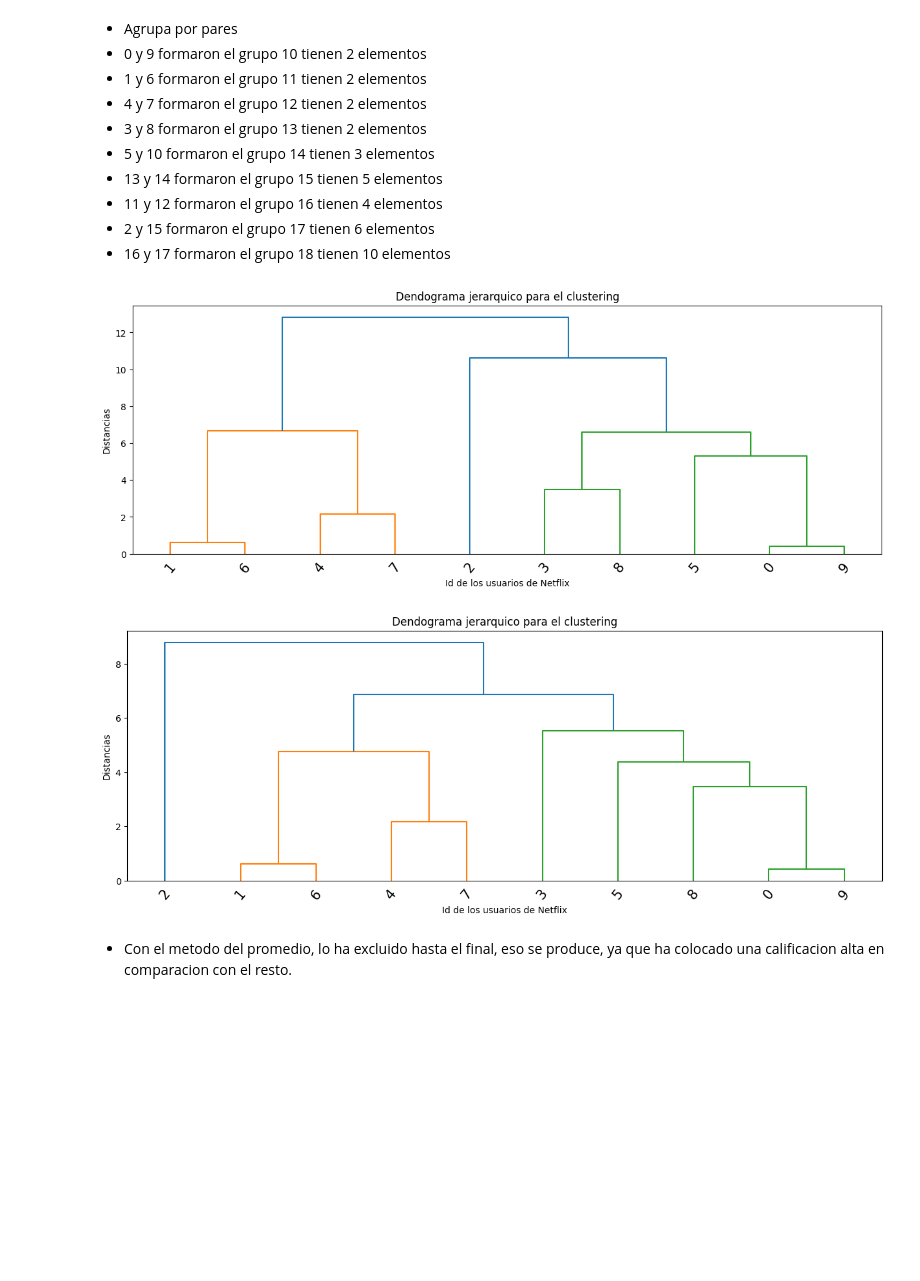
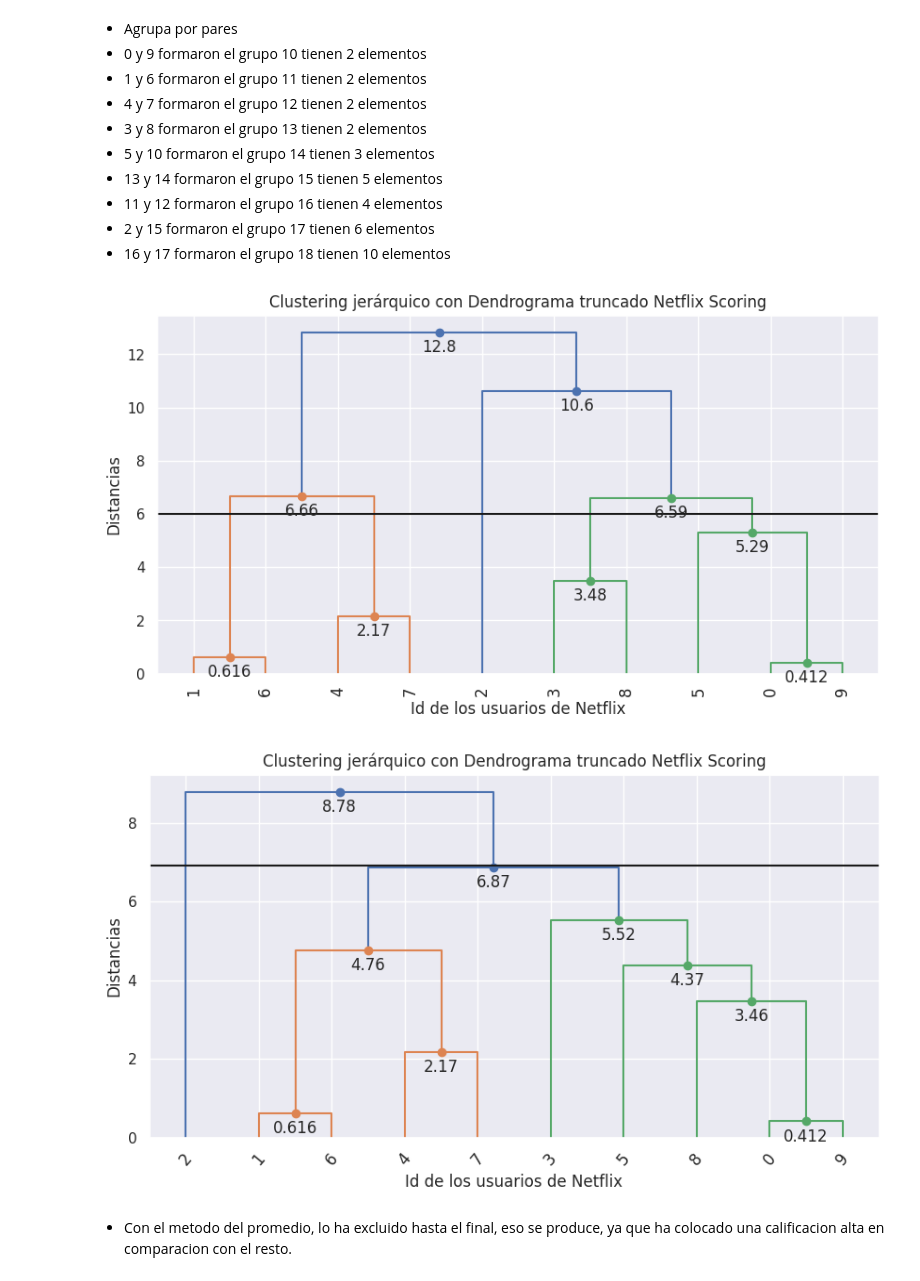
Before and after one commit to Kaiziferr/machine_learning, a Jupyter notebook: clusters/hierarchical_grouping_ratings_movies.ipynb, the cells around one changed output. Cells and saved outputs as stored; diff of their text form; code cells hidden in the pictures; blank space fills up the shorter version.

```diff
--- a/clusters/hierarchical_grouping_ratings_movies.ipynb
+++ b/clusters/hierarchical_grouping_ratings_movies.ipynb
@@ -134,24 +181,38 @@ array([[ 0.        ,  9.        ,  0.41231056,  2.        ],
 - 11 y 12 formaron el grupo 16 tienen 4 elementos
 - 2 y 15 formaron el grupo 17 tienen 6 elementos
 - 16 y 17 formaron el grupo 18 tienen 10 elementos
-# %%
-plt.figure(figsize=(15, 5))
-plt.title("Dendograma jerarquico para el clustering")
-plt.xlabel("Id de los usuarios de Netflix")
-plt.ylabel("Distancias")
-dendrogram(z, leaf_rotation=50, leaf_font_size=15)
-plt.show()
-# %% [output]
-[figure, removed]
-# %%
-z = linkage(data[movies], "average")
-plt.figure(figsize=(15, 5))
-plt.title("Dendograma jerarquico para el clustering")
-plt.xlabel("Id de los usuarios de Netflix")
-plt.ylabel("Distancias")
-dendrogram(z, leaf_rotation=50, leaf_font_size=15)
-plt.show()
-# %% [output]
-[figure, removed]
+# %%
+dendogram_tune(
+    z,
+    truncate_mode = 'lastp',
+    p = 12,
+    leaf_rotation = 90,
+    leaf_font_size = 12,
+    show_contracted = True,
+    figsize=(10, 5),
+    max_d = 6,
+    title = "Clustering jerárquico con Dendrograma truncado Netflix Scoring",
+    xlabel = "Id de los usuarios de Netflix",
+    ylabel = "Distancias"
+)
+# %% [output]
+[figure, added]
+# %%
+z = linkage(data[movies], "average")
+dendogram_tune(
+    z,
+    truncate_mode = 'lastp',
+    p = 12,
+    leaf_rotation = 50,
+    leaf_font_size = 12,
+    show_contracted = True,
+    figsize=(10, 5),
+    max_d = 6.9, # Grafica una linea horizontal
+    title = "Clustering jerárquico con Dendrograma truncado Netflix Scoring",
+    xlabel = "Id de los usuarios de Netflix",
+    ylabel = "Distancias"
+)
+# %% [output]
+[figure, added]
 # %% [markdown]
 - Con el metodo del promedio, lo ha excluido hasta el final, eso se produce, ya que ha colocado una calificacion alta en comparacion con el resto.
```
Also changed, not shown: parts of 7 cells of this notebook.
